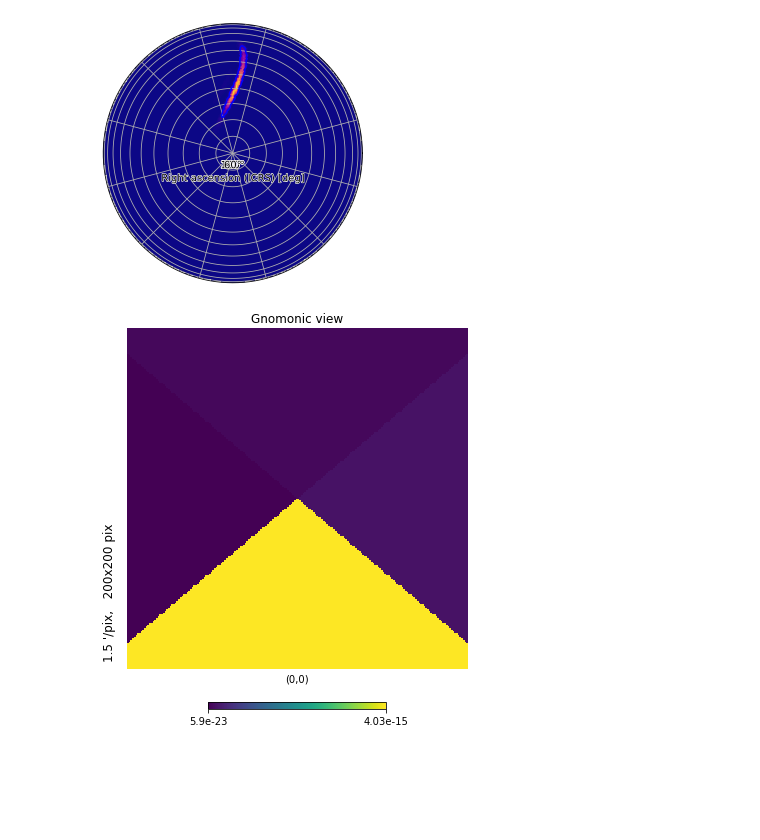
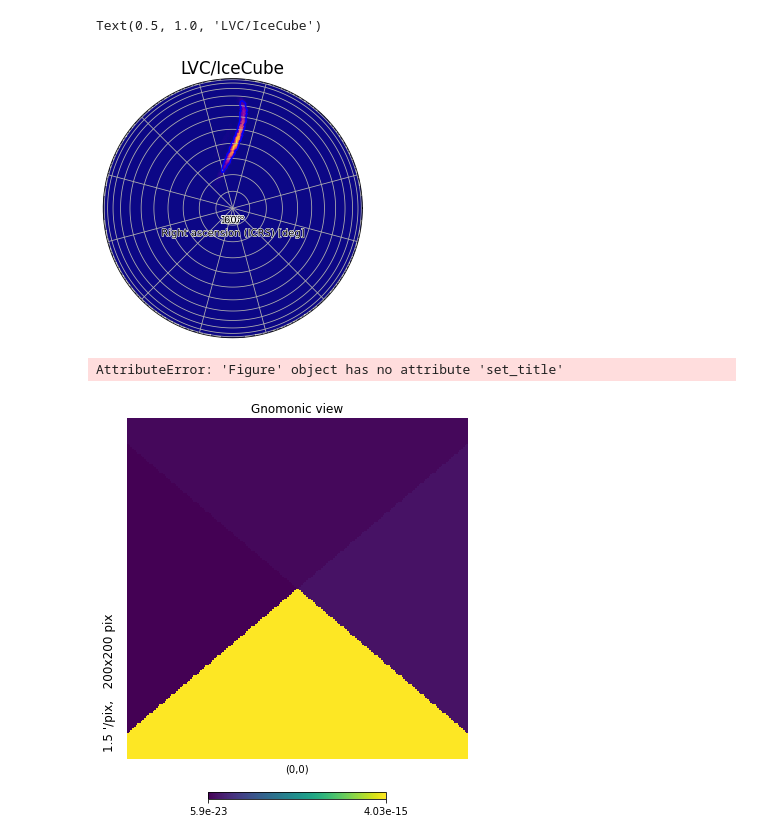
Before and after one commit to markalab/hpmoc, a Jupyter notebook: jup/astroplot.ipynb, the cells around one changed output. Cells and saved outputs as stored; diff of their text form; code cells hidden in the pictures; blank space fills up the shorter version.

```diff
--- a/jup/astroplot.ipynb
+++ b/jup/astroplot.ipynb
@@ -85,19 +97,25 @@ ax2.legend()
 # %%
 mo.point_sources = []
 ax2 = mo.plot(cr=[0.9],
               cmap='plasma',
               sigmas=[],
               cr_kwargs={'colors': 'blue'},
               projection="ZEA",
               #hdelta=4/np.pi,
               #vdelta=4/np.pi,
               frame_class=EllipticalFrame,
               rot=(315, 90, 0),
               )
               # cr_format=lambda q, v: f"{100*q:.0f}% CR")
 #ax2.legend()
+ax2.set_title("LVC/IceCube")
 # %% [output]
+Text(0.5, 1.0, 'LVC/IceCube')
-[figure, old version]
+[figure, new version]
+# %%
+ax2.set_title("
+# %% [output]
+AttributeError: 'Figure' object has no attribute 'set_title'
 # %%
 mo.plot()
 # %%
```
Also changed, not shown: parts of 3 cells of this notebook, 2 other files.
